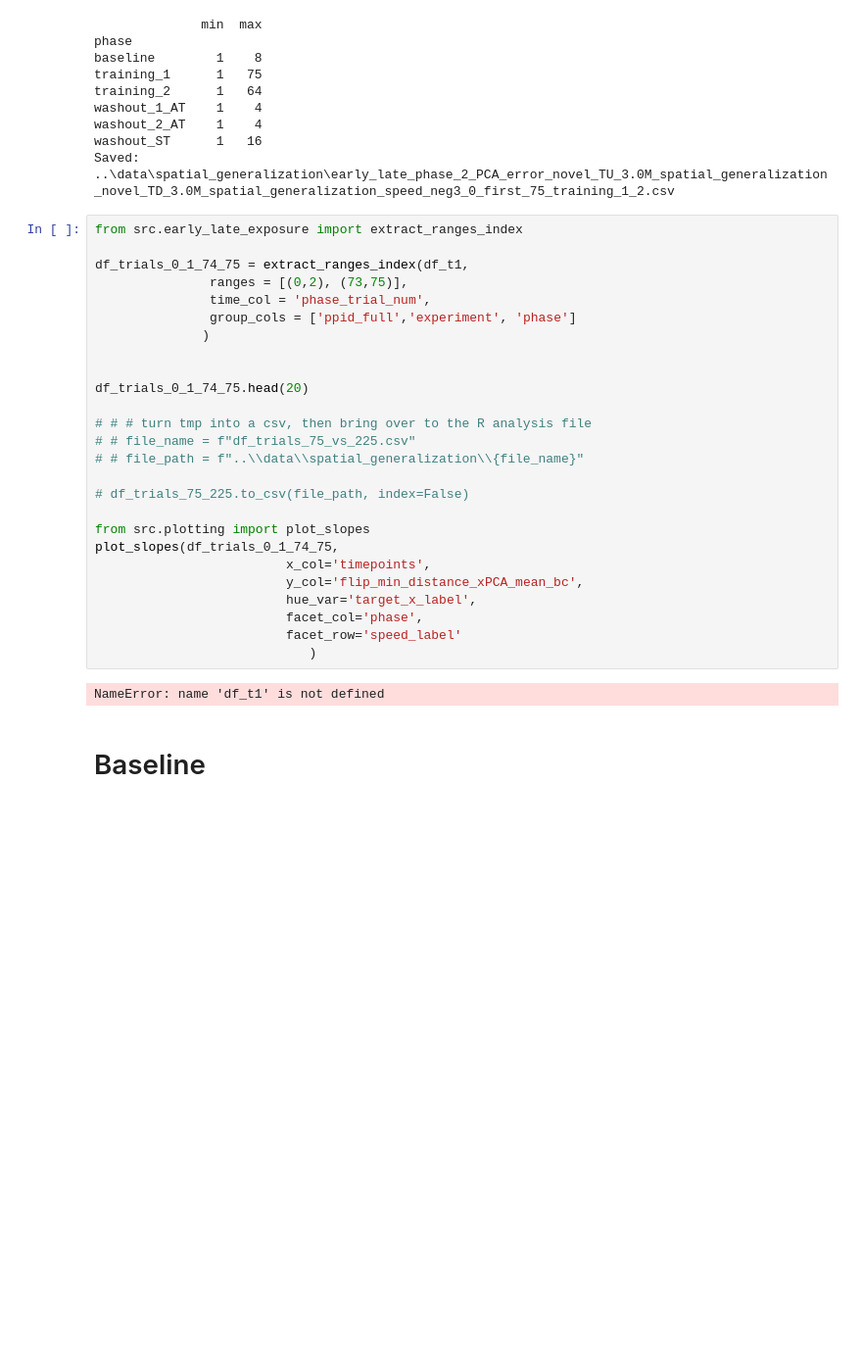
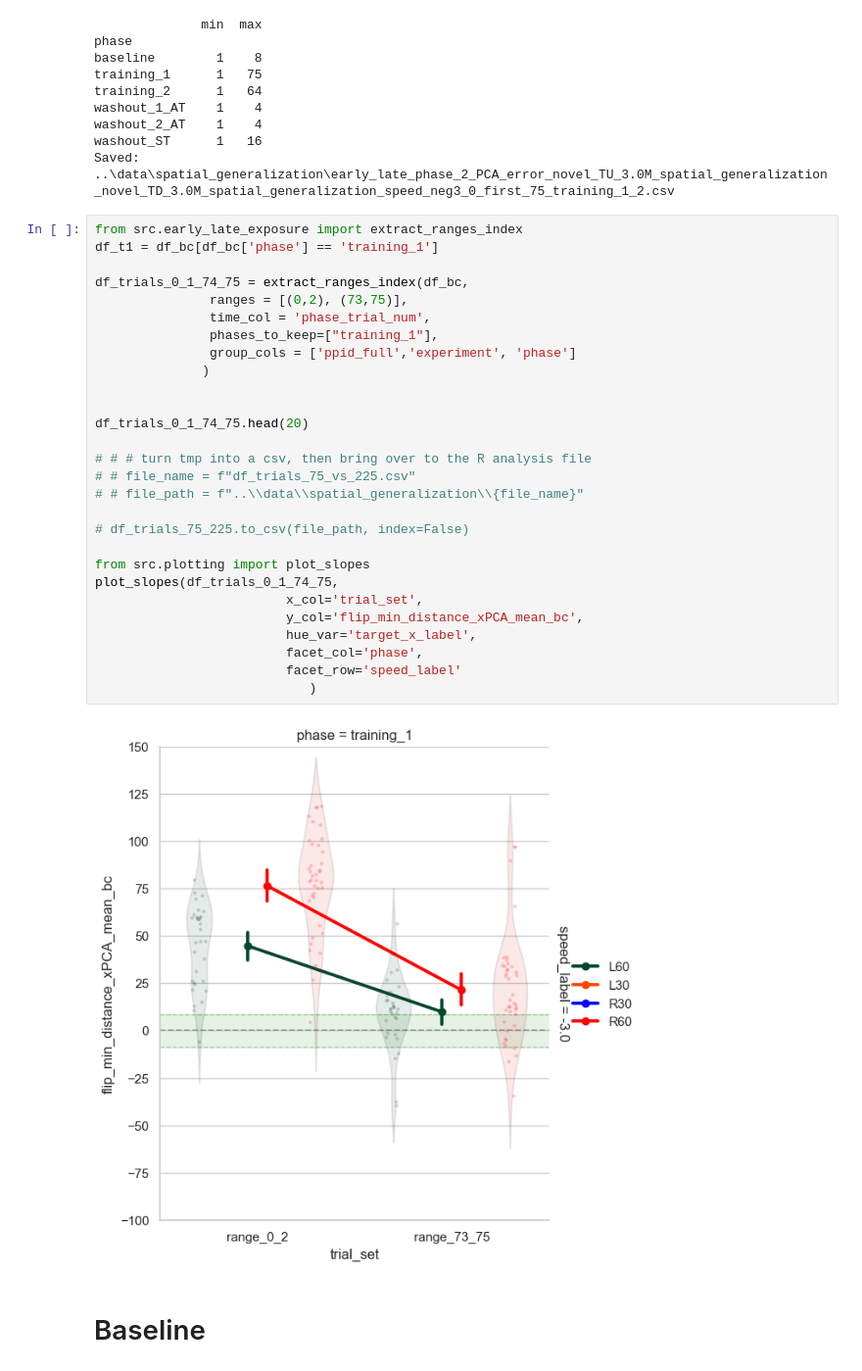
Before and after one commit to jacobjb02/vr-motor-adaptation-notebooks, a Jupyter notebook: Notebook/Spatial_Generalization_working.ipynb, the cells around one changed output. Shown at 98% size. Cells and saved outputs as stored; diff of their text form; blank space fills up the shorter version.

```diff
--- a/Notebook/Spatial_Generalization_working.ipynb
+++ b/Notebook/Spatial_Generalization_working.ipynb
@@ -642,32 +642,34 @@ washout_ST      1   16
 Saved: ..\data\spatial_generalization\early_late_phase_2_PCA_error_novel_TU_3.0M_spatial_generalization_novel_TD_3.0M_spatial_generalization_speed_neg3_0_first_75_training_1_2.csv
 # %%
 from src.early_late_exposure import extract_ranges_index
+df_t1 = df_bc[df_bc['phase'] == 'training_1']
 
-df_trials_0_1_74_75 = extract_ranges_index(df_t1,
+df_trials_0_1_74_75 = extract_ranges_index(df_bc,
                ranges = [(0,2), (73,75)],
                time_col = 'phase_trial_num',
+               phases_to_keep=["training_1"],
                group_cols = ['ppid_full','experiment', 'phase']
               )
 
 
 df_trials_0_1_74_75.head(20)
 
 # # # turn tmp into a csv, then bring over to the R analysis file
 # # file_name = f"df_trials_75_vs_225.csv"
 # # file_path = f"..\\data\\spatial_generalization\\{file_name}"
 
 # df_trials_75_225.to_csv(file_path, index=False)
 
 from src.plotting import plot_slopes
 plot_slopes(df_trials_0_1_74_75,
-                         x_col='timepoints',
+                         x_col='trial_set',
                          y_col='flip_min_distance_xPCA_mean_bc',
                          hue_var='target_x_label',
                          facet_col='phase',
                          facet_row='speed_label'
                             )
 # %% [output]
-NameError: name 'df_t1' is not defined
+[figure, added]
 # %% [markdown]
 # Baseline
 # %%
```
Also changed, not shown: parts of 2 cells of this notebook, 2 other files.
